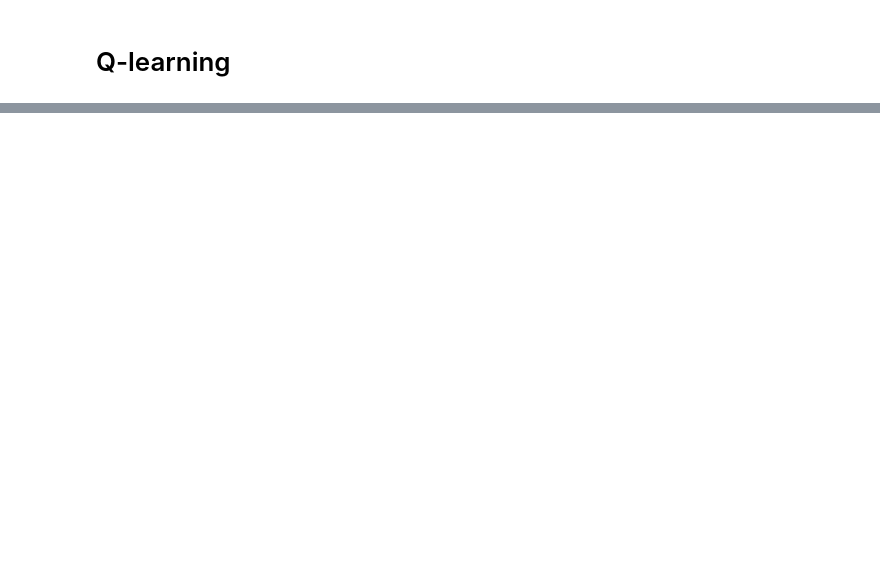
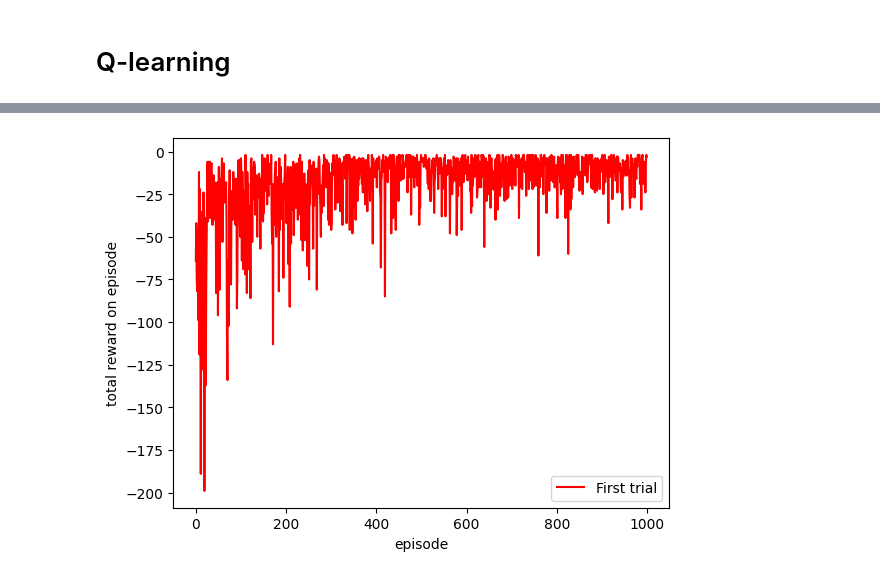
Before and after one commit to gmuthu7/Gridworld, a Jupyter notebook: gridworld.ipynb, the cells around one changed output, grey strips where cells are left out. Saved outputs shown, nothing was run; the diff lists cells and outputs as text; code cells hidden in the pictures; blank space fills up the shorter version.

```diff
--- a/gridworld.ipynb
+++ b/gridworld.ipynb
@@ -183,0 +214,7 @@ state = env.reset()
+# %%
+plt.plot(returns[0],label="First trial",color="red")
+plt.legend(loc="lower right")
+plt.ylabel('total reward on episode')
+plt.xlabel('episode');
+# %% [output]
+[figure, added]
```
Also changed, not shown: parts of 11 cells of this notebook, 2 other files.
